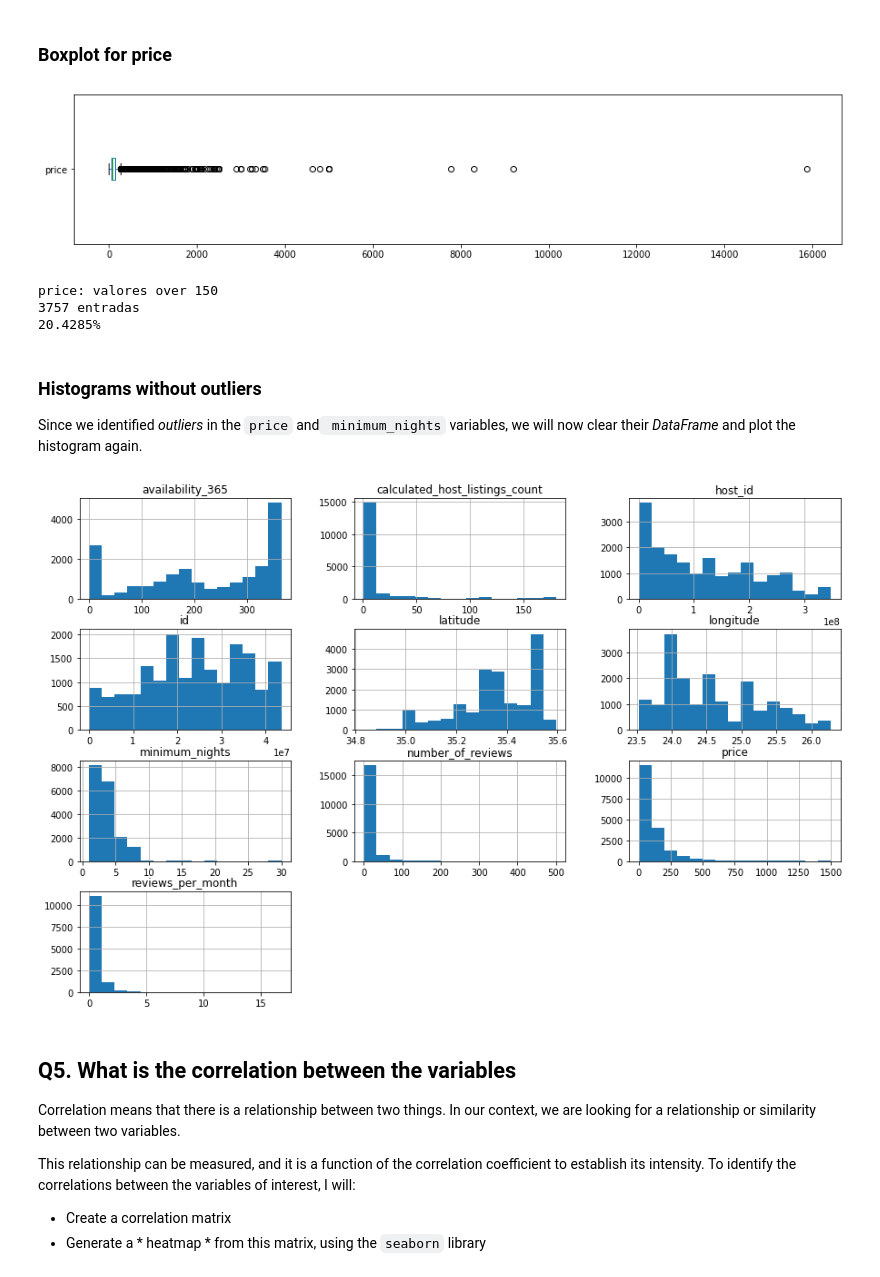
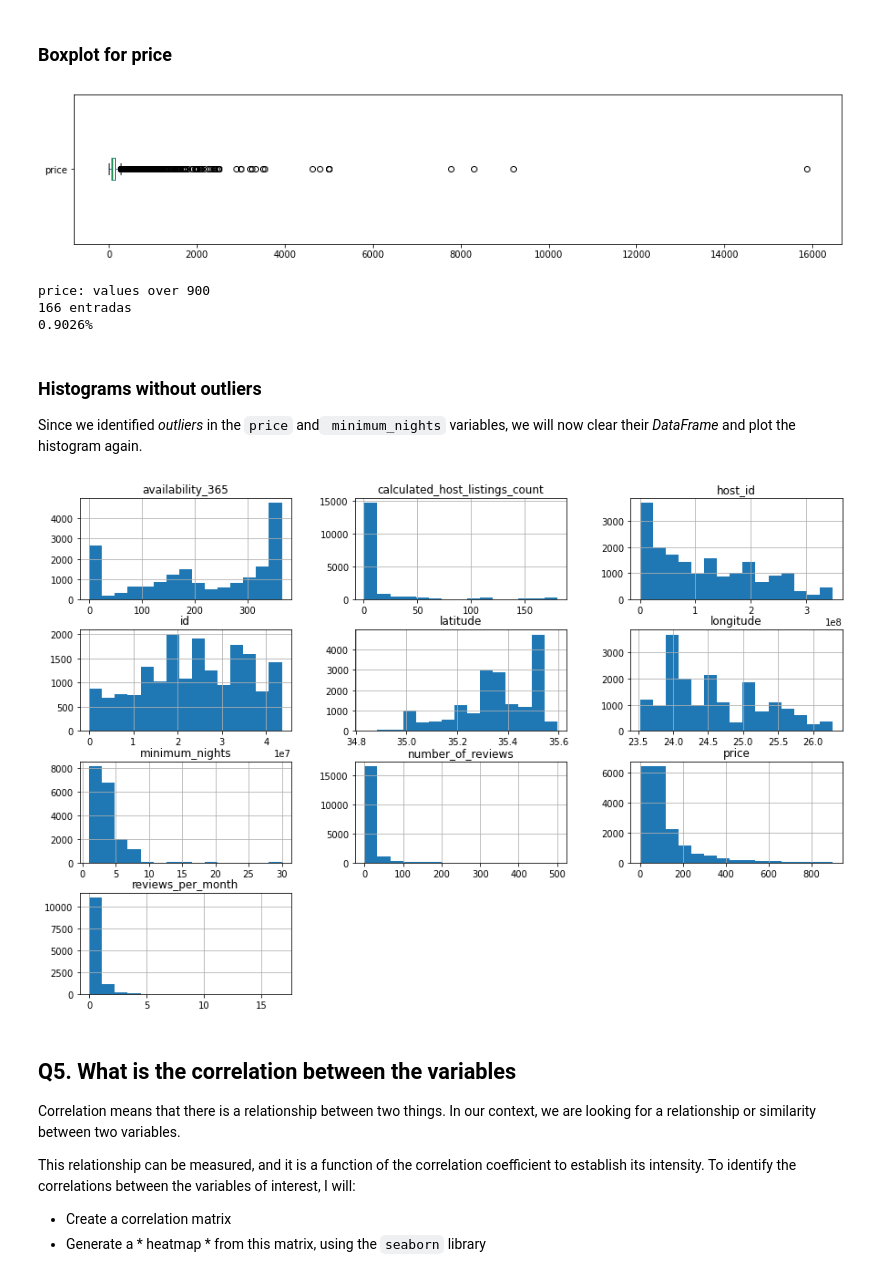
Before and after one commit to warwintryborn/airbnd_data_analysis, a Jupyter notebook: Airbnb_Data_Analysis_(Crete).ipynb, the cells around one changed output. Drawn from its saved outputs; the diff is of its cells as text; code cells hidden in the pictures.

```diff
--- a/Airbnb_Data_Analysis_(Crete).ipynb
+++ b/Airbnb_Data_Analysis_(Crete).ipynb
@@ -185,17 +185,17 @@ minimum_nights: values over 30:
 df.price.plot(kind='box', vert=False, figsize=(15, 3),)
 plt.show()
 
-# see quantity of values above 150 for price
-print("\nprice: valores over 150")
-print("{} entradas".format(len(df[df.price > 150])))
-print("{:.4f}%".format((len(df[df.price > 150]) / df.shape[0])*100))
+# see quantity of values above 600 for price
+print("\nprice: values over 900")
+print("{} entradas".format(len(df[df.price > 900])))
+print("{:.4f}%".format((len(df[df.price > 900]) / df.shape[0])*100))
 
 # df.price.plot(kind='box', vert=False, xlim=(0,1300), figsize=(15,3));
 # %% [output]
 [figure]
-price: valores over 150
-3757 entradas
-20.4285%
+price: values over 900
+166 entradas
+0.9026%
 # %% [markdown]
 ### Histograms without outliers
 
@@ -203,16 +203,16 @@ Since we identified  *outliers* in the `price` and` minimum_nights` variables, w
 # %%
 # remove the *outliers* in a new DataFrame
 df_clean = df.copy()
-df_clean.drop(df_clean[df_clean.price > 1500].index, axis=0, inplace=True)
+df_clean.drop(df_clean[df_clean.price > 900].index, axis=0, inplace=True)
 df_clean.drop(df_clean[df_clean.minimum_nights > 30].index, axis=0, inplace=True)
 
 # remove `neighbourhood_group`, because is empty
 df_clean.drop('neighbourhood_group', axis=1, inplace=True)
 
 # plot the histogram for the new variables
 df_clean.hist(bins=15, figsize=(15,10));
 # %% [output]
-[figure, old version]
+[figure, new version]
 # %% [markdown]
 ## **Q5. What is the correlation between the variables**
 
```
Also changed, not shown: parts of 8 cells of this notebook.
